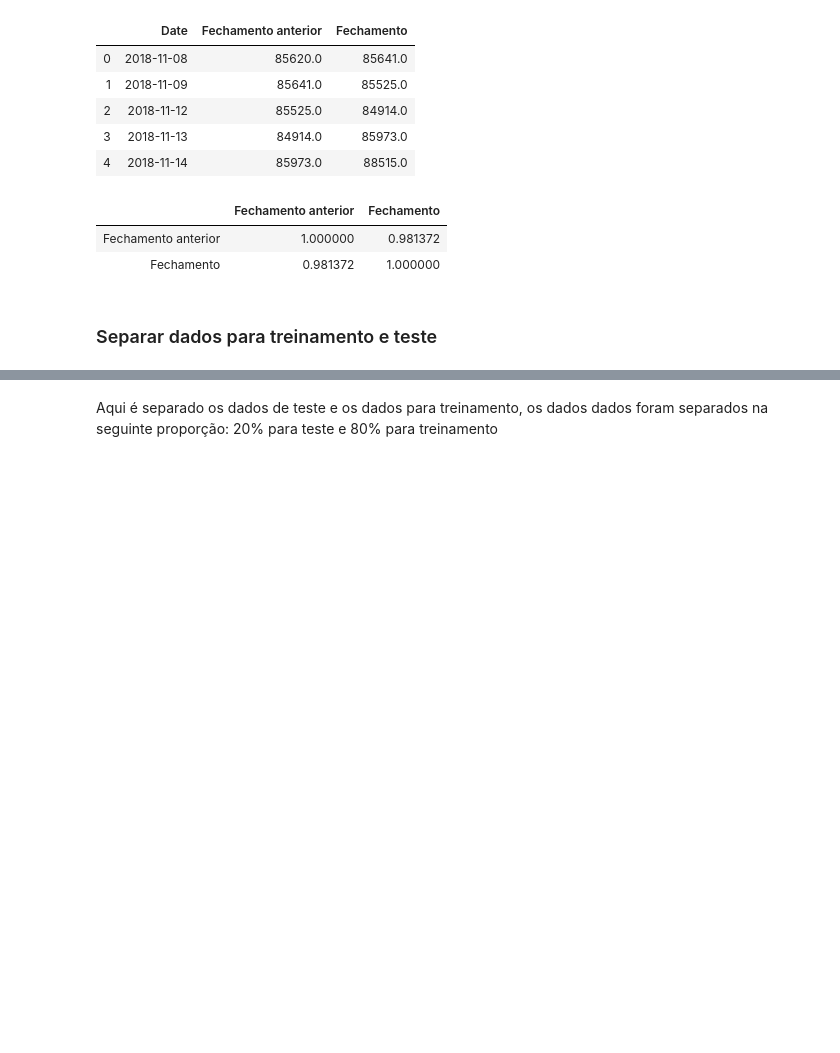
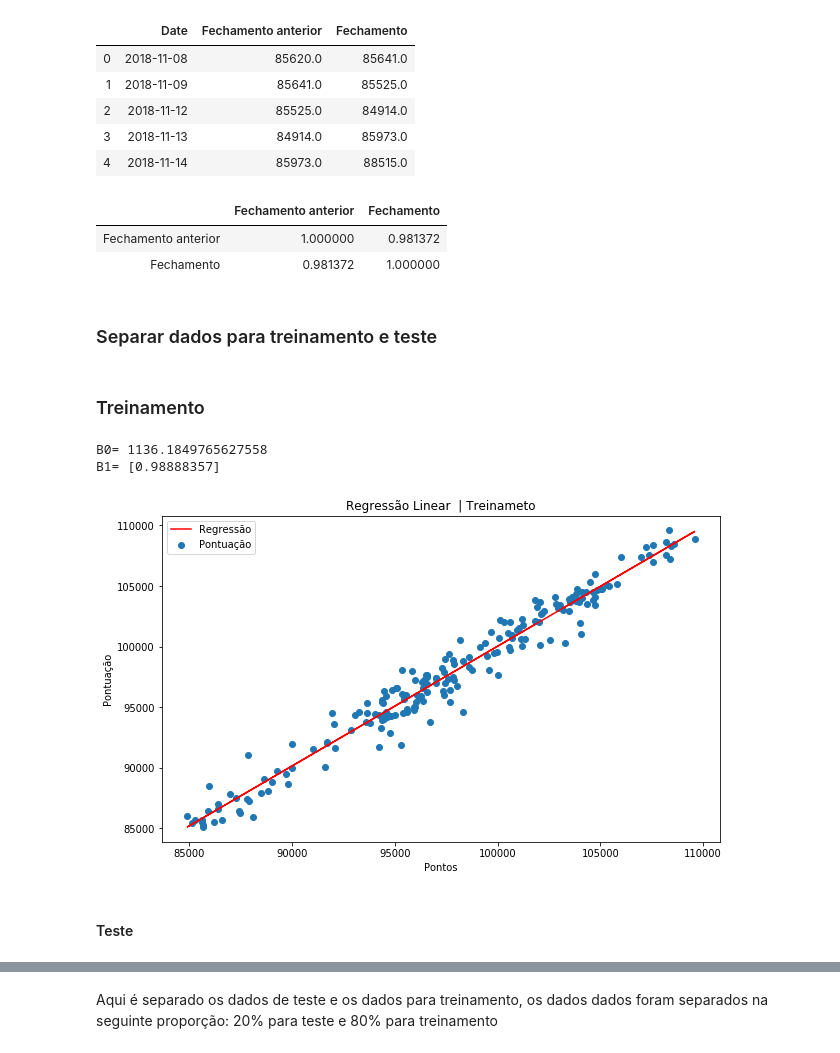
Before and after one commit to pbcarani/P3-Data-Science, a Jupyter notebook: P3_NOVO.ipynb, the cells around one changed output, grey strips where cells are left out. Cells and saved outputs as stored; diff of their text form; code cells hidden in the pictures; blank space fills up the shorter version.

```diff
--- a/P3_NOVO.ipynb
+++ b/P3_NOVO.ipynb
@@ -172,3 +174,33 @@ ibovespa.corr()
 | Fechamento | 0.981372 | 1.000000 |
 # %% [markdown]
 ### Separar dados para treinamento e teste
+# %%
+train, test = train_test_split(ibovespa, test_size=0.2)
+# %% [markdown]
+### Treinamento
+# %%
+X_train = np.array(train["Fechamento anterior"]).reshape(-1, 1)
+y_train = train['Fechamento']
+# %%
+model = LinearRegression()
+model.fit(X_train, y_train)
+y_pred = model.predict(X_train)
+# %%
+print("B0=",model.intercept_)
+print("B1=",model.coef_)
+# %% [output]
+B0= 1136.1849765627558
+B1= [0.98888357]
+# %%
+plt.figure(1, figsize=(10,6))
+plt.title('Regressão Linear  | Treinameto' )
+plt.scatter(X_train, y_train, label='Pontuação')
+plt.plot(X_train, y_pred, color='r', label='Regressão')
+plt.xlabel('Pontos')
+plt.ylabel('Pontuação')
+plt.legend()
+plt.show()
+# %% [output]
+[figure, added]
+# %% [markdown]
+#### Teste
```
Also changed, not shown: parts of 44 cells of this notebook.
